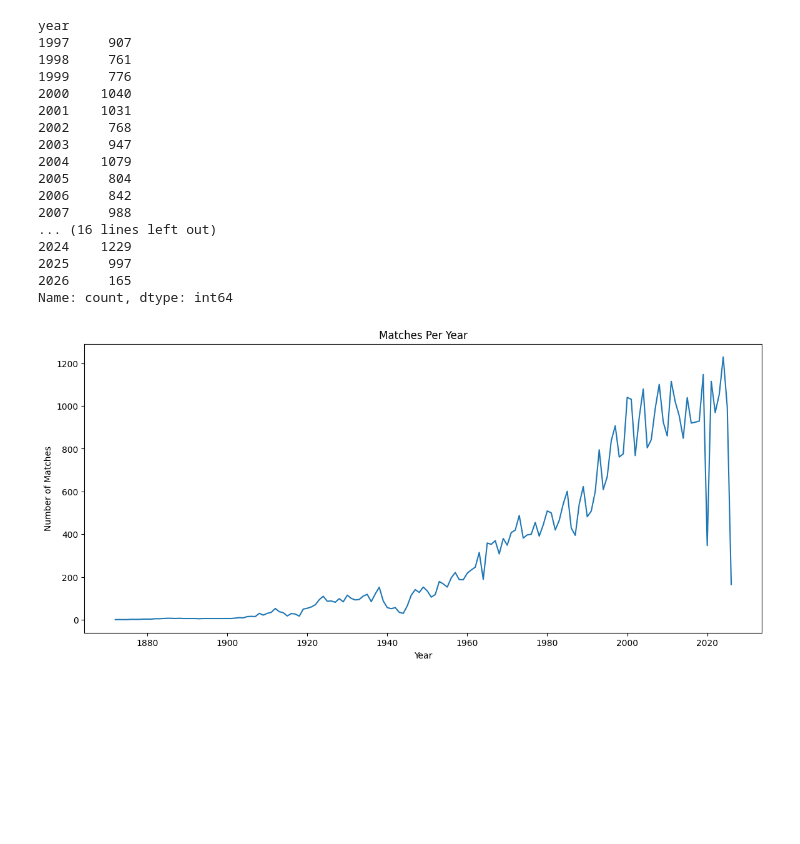
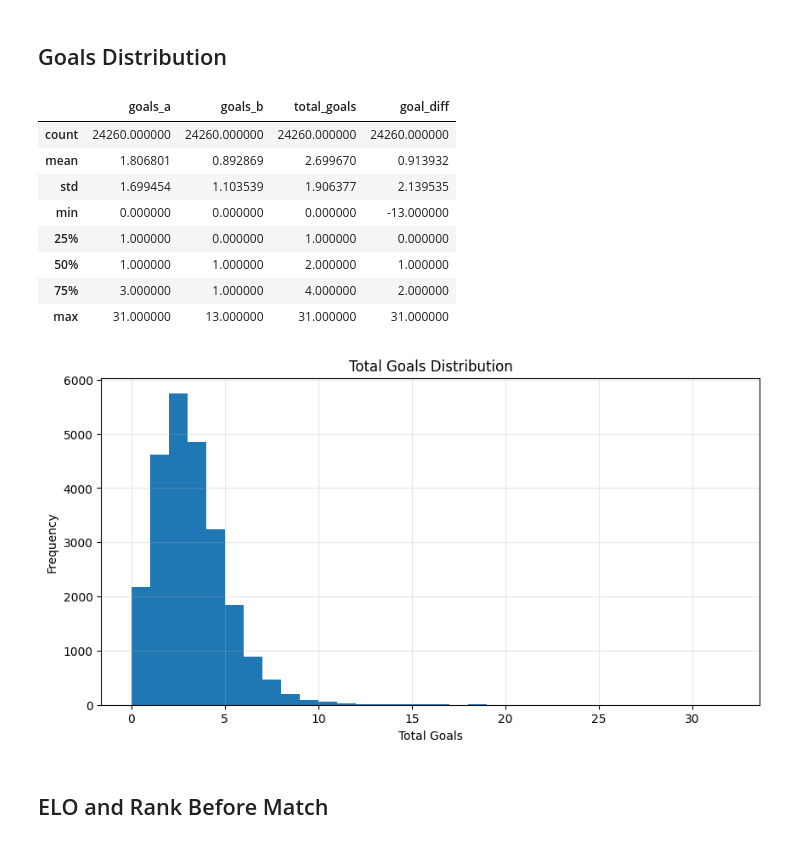
Before and after one commit to roeeseri/World_cup_predictor, a Jupyter notebook: notebooks/01_data_exploration.ipynb, the cells around one changed output. Cells and saved outputs as stored; diff of their text form; code cells hidden in the pictures; blank space fills up the shorter version.

```diff
--- a/notebooks/01_data_exploration.ipynb
+++ b/notebooks/01_data_exploration.ipynb
@@ -68,11 +87,15 @@ dtype: int64
 # %%
-# =========================
-# DATE RANGE
-# =========================
+df["year"] = df["date"].dt.year
 
-print("First match:", df["date"].min())
-print("Last match:", df["date"].max())
+matches_by_year = df.groupby("year").size().reset_index(name="matches")
 
-print("Number of teams:", df["home_team"].nunique())
-print("Number of tournaments:", df["tournament"].nunique())
+display(matches_by_year)
+
+plt.figure(figsize=(12, 5))
+plt.plot(matches_by_year["year"], matches_by_year["matches"], marker="o")
+plt.title("Number of Matches by Year")
+plt.xlabel("Year")
+plt.ylabel("Matches")
+plt.grid(True, alpha=0.3)
+plt.show()
 # %% [output]
@@ -105,37 +159,31 @@ eda_df.head()
+# %% [markdown]
+## Goals Distribution
 # %%
-# =========================
-# MATCHES PER YEAR
-# =========================
+df["total_goals"] = df["goals_a"] + df["goals_b"]
+df["goal_diff"] = df["goals_a"] - df["goals_b"]
 
-matches_per_year = eda_df["year"].value_counts().sort_index()
+goals_summary = df[["goals_a", "goals_b", "total_goals", "goal_diff"]].describe()
 
-print(matches_per_year.tail(30))
+display(goals_summary)
 
-matches_per_year.plot(
-    figsize=(14, 6),
-    title="Matches Per Year"
-)
-
-plt.xlabel("Year")
-plt.ylabel("Number of Matches")
+plt.figure(figsize=(10, 5))
+plt.hist(df["total_goals"], bins=range(0, int(df["total_goals"].max()) + 2))
+plt.title("Total Goals Distribution")
+plt.xlabel("Total Goals")
+plt.ylabel("Frequency")
+plt.grid(True, alpha=0.3)
 plt.show()
 # %% [output]
-year
-1997     907
-1998     761
-1999     776
-2000    1040
-2001    1031
-2002     768
-2003     947
-2004    1079
-2005     804
-2006     842
-2007     988
-... (16 lines left out)
-2024    1229
-2025     997
-2026     165
-Name: count, dtype: int64
+|  | goals_a | goals_b | total_goals | goal_diff |
+| count | 24260.000000 | 24260.000000 | 24260.000000 | 24260.000000 |
+| mean | 1.806801 | 0.892869 | 2.699670 | 0.913932 |
+| std | 1.699454 | 1.103539 | 1.906377 | 2.139535 |
+| min | 0.000000 | 0.000000 | 0.000000 | -13.000000 |
+| 25% | 1.000000 | 0.000000 | 1.000000 | 0.000000 |
+| 50% | 1.000000 | 1.000000 | 2.000000 | 1.000000 |
+| 75% | 3.000000 | 1.000000 | 4.000000 | 2.000000 |
+| max | 31.000000 | 13.000000 | 31.000000 | 31.000000 |
-[figure, old version]
+[figure, new version]
+# %% [markdown]
+## ELO and Rank Before Match
 # %%
```
Also changed, not shown: parts of 24 cells of this notebook, 6 other files.
